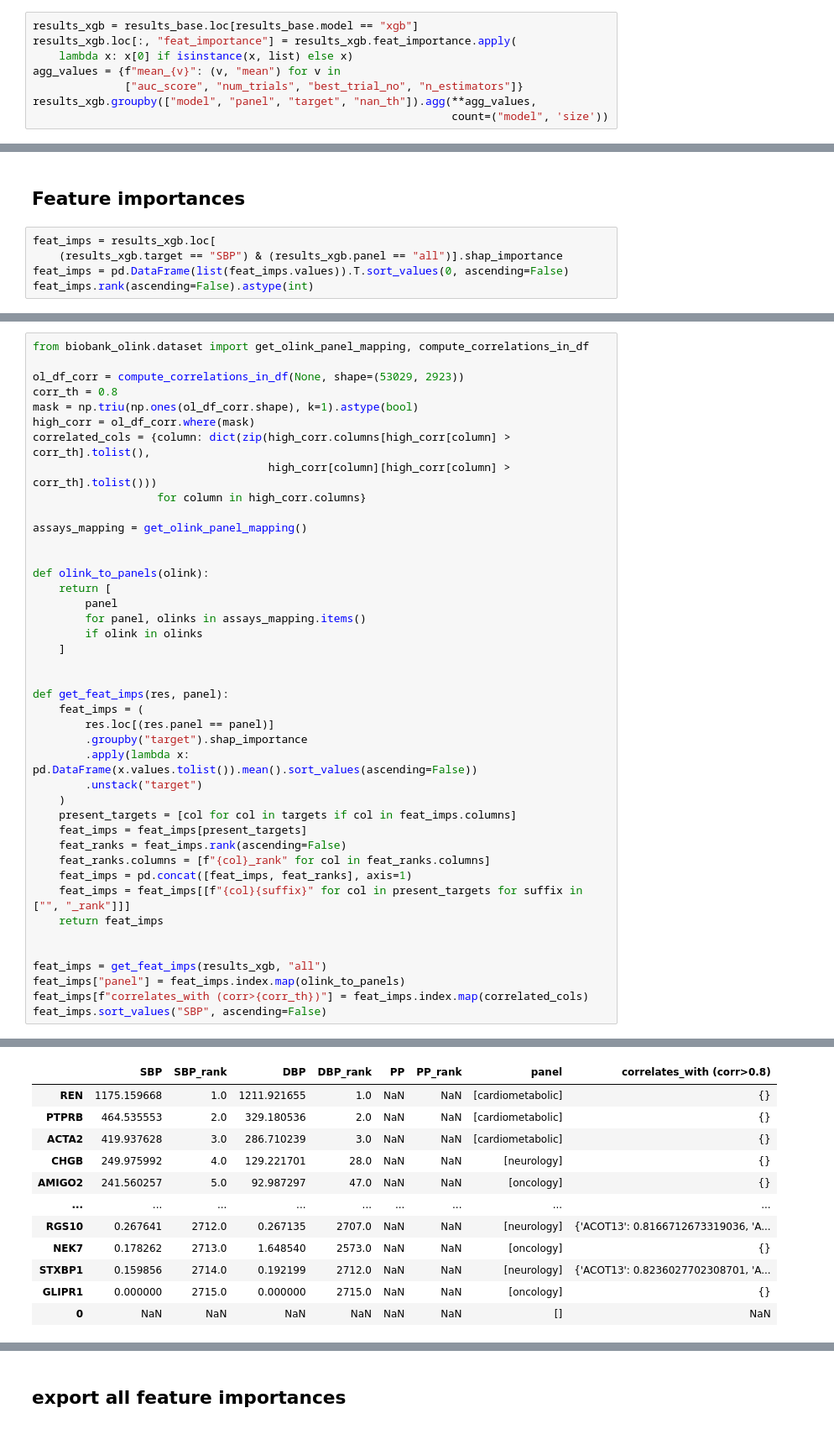
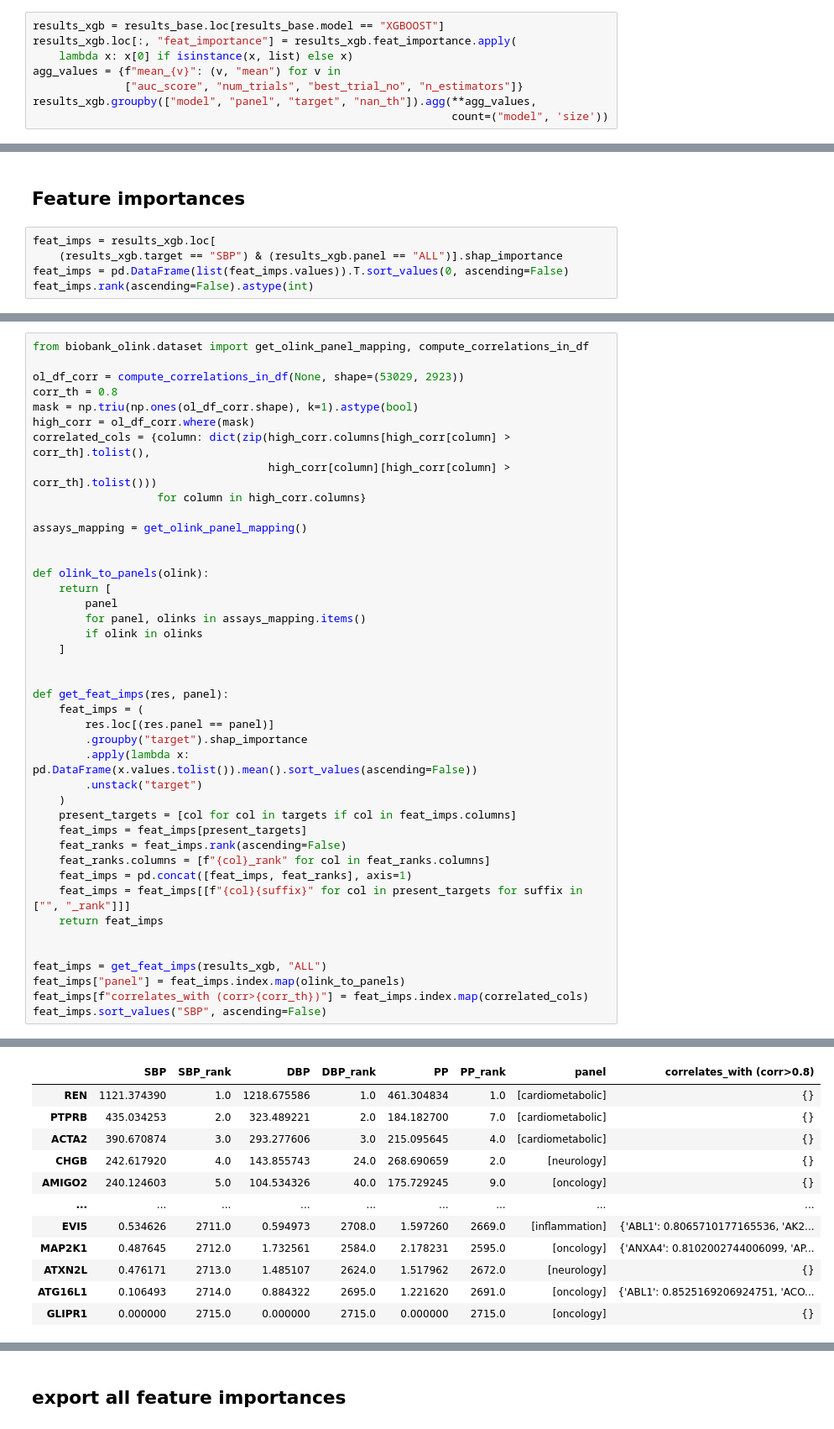
Before and after one commit to ipolharvard/biobank_olink, a Jupyter notebook: notebooks/exp_two_extremes.ipynb, the cells around one changed output, grey strips where cells are left out. Shown: that part at 84% size. Cells and saved outputs as stored; diff of their text form.

```diff
--- a/notebooks/exp_two_extremes.ipynb
+++ b/notebooks/exp_two_extremes.ipynb
@@ -27,7 +22,7 @@ panels = ["all", "inflammation"]
 results_base = results.loc[
     results.interactions.isin((0, np.nan, None)) & results.n_best_feats.isin((0, np.nan, None))]
 # %%
-results_xgb = results_base.loc[results_base.model == "xgb"]
+results_xgb = results_base.loc[results_base.model == "XGBOOST"]
 results_xgb.loc[:, "feat_importance"] = results_xgb.feat_importance.apply(
     lambda x: x[0] if isinstance(x, list) else x)
 agg_values = {f"mean_{v}": (v, "mean") for v in
@@ -105,7 +75,7 @@ results_xgb = results_xgb.loc[results_xgb.nan_th == 0].copy()
 ## Feature importances
 # %%
 feat_imps = results_xgb.loc[
-    (results_xgb.target == "SBP") & (results_xgb.panel == "all")].shap_importance
+    (results_xgb.target == "SBP") & (results_xgb.panel == "ALL")].shap_importance
 feat_imps = pd.DataFrame(list(feat_imps.values)).T.sort_values(0, ascending=False)
 feat_imps.rank(ascending=False).astype(int)
 # %% [output]
@@ -160,7 +130,7 @@ def get_feat_imps(res, panel):
     return feat_imps
 
 
-feat_imps = get_feat_imps(results_xgb, "all")
+feat_imps = get_feat_imps(results_xgb, "ALL")
 feat_imps["panel"] = feat_imps.index.map(olink_to_panels)
 feat_imps[f"correlates_with (corr>{corr_th})"] = feat_imps.index.map(correlated_cols)
 feat_imps.sort_values("SBP", ascending=False)
@@ -169,12 +139,12 @@ feat_imps.sort_values("SBP", ascending=False)
 |  | SBP | SBP_rank | DBP | DBP_rank | PP | PP_rank | panel | correlates_with (corr>0.8) |
-| REN | 1175.159668 | 1.0 | 1211.921655 | 1.0 | NaN | NaN | [cardiometabolic] | {} |
-| PTPRB | 464.535553 | 2.0 | 329.180536 | 2.0 | NaN | NaN | [cardiometabolic] | {} |
-| ACTA2 | 419.937628 | 3.0 | 286.710239 | 3.0 | NaN | NaN | [cardiometabolic] | {} |
-| CHGB | 249.975992 | 4.0 | 129.221701 | 28.0 | NaN | NaN | [neurology] | {} |
-| AMIGO2 | 241.560257 | 5.0 | 92.987297 | 47.0 | NaN | NaN | [oncology] | {} |
+| REN | 1121.374390 | 1.0 | 1218.675586 | 1.0 | 461.304834 | 1.0 | [cardiometabolic] | {} |
+| PTPRB | 435.034253 | 2.0 | 323.489221 | 2.0 | 184.182700 | 7.0 | [cardiometabolic] | {} |
+| ACTA2 | 390.670874 | 3.0 | 293.277606 | 3.0 | 215.095645 | 4.0 | [cardiometabolic] | {} |
+| CHGB | 242.617920 | 4.0 | 143.855743 | 24.0 | 268.690659 | 2.0 | [neurology] | {} |
+| AMIGO2 | 240.124603 | 5.0 | 104.534326 | 40.0 | 175.729245 | 9.0 | [oncology] | {} |
 | ... | ... | ... | ... | ... | ... | ... | ... | ... |
-| RGS10 | 0.267641 | 2712.0 | 0.267135 | 2707.0 | NaN | NaN | [neurology] | {'ACOT13': 0.8166712673319036, 'A... |
-| NEK7 | 0.178262 | 2713.0 | 1.648540 | 2573.0 | NaN | NaN | [oncology] | {} |
-| STXBP1 | 0.159856 | 2714.0 | 0.192199 | 2712.0 | NaN | NaN | [neurology] | {'ACOT13': 0.8236027702308701, 'A... |
-| GLIPR1 | 0.000000 | 2715.0 | 0.000000 | 2715.0 | NaN | NaN | [oncology] | {} |
-| 0 | NaN | NaN | NaN | NaN | NaN | NaN | [] | NaN |
+| EVI5 | 0.534626 | 2711.0 | 0.594973 | 2708.0 | 1.597260 | 2669.0 | [inflammation] | {'ABL1': 0.8065710177165536, 'AK2... |
+| MAP2K1 | 0.487645 | 2712.0 | 1.732561 | 2584.0 | 2.178231 | 2595.0 | [oncology] | {'ANXA4': 0.8102002744006099, 'AP... |
+| ATXN2L | 0.476171 | 2713.0 | 1.485107 | 2624.0 | 1.517962 | 2672.0 | [neurology] | {} |
+| ATG16L1 | 0.106493 | 2714.0 | 0.884322 | 2695.0 | 1.221620 | 2691.0 | [oncology] | {'ABL1': 0.8525169206924751, 'ACO... |
+| GLIPR1 | 0.000000 | 2715.0 | 0.000000 | 2715.0 | 0.000000 | 2715.0 | [oncology] | {} |
```
Also changed, not shown: parts of 8 cells of this notebook, 1 other file.
